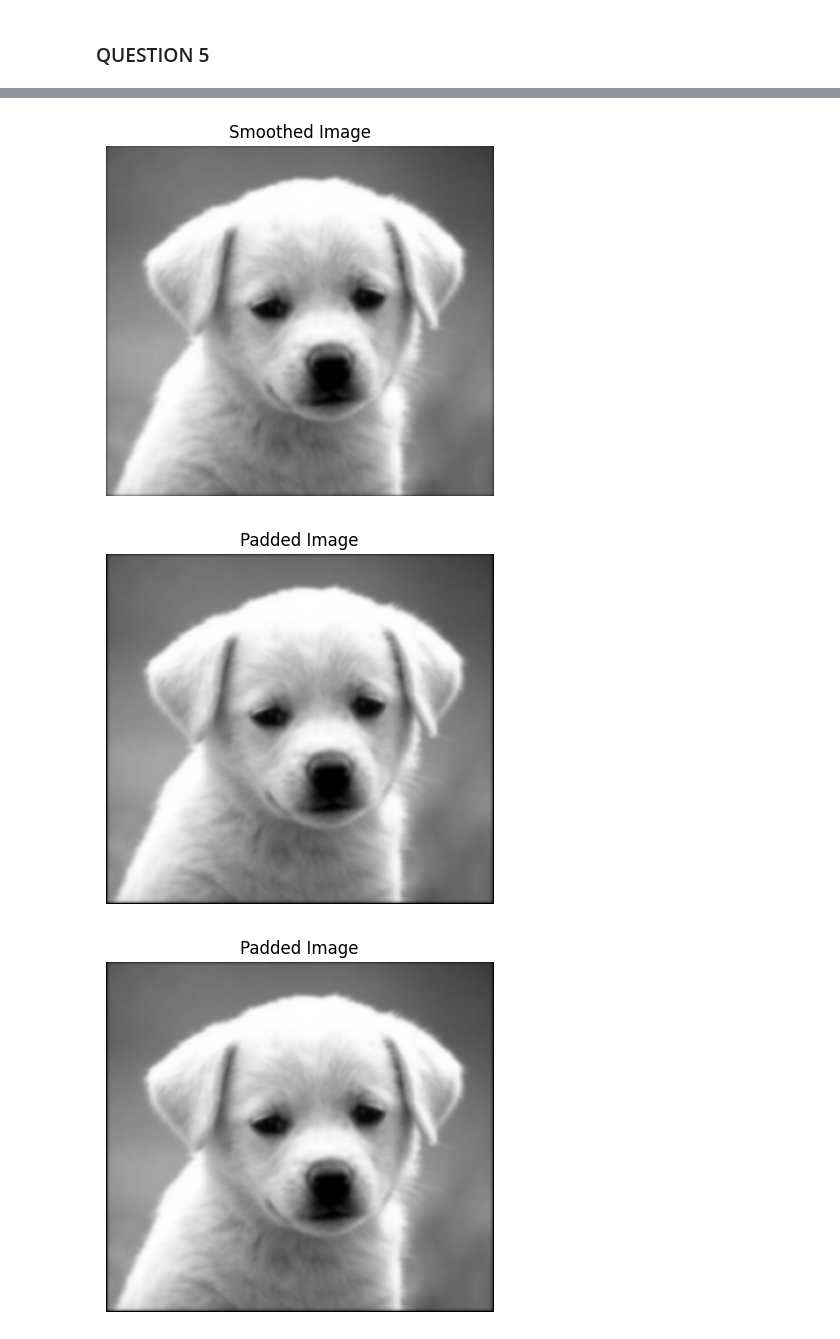
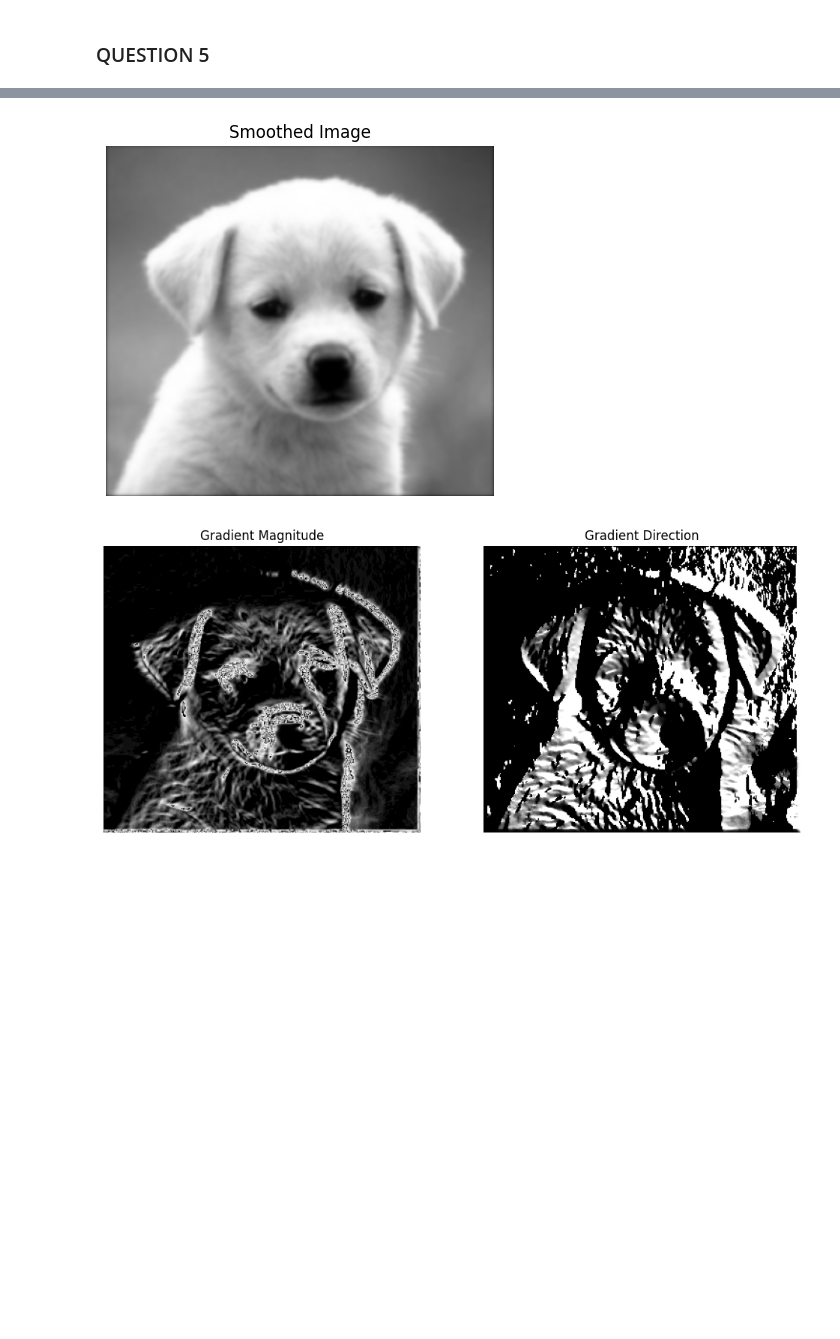
Before and after one commit to tselane2110/Applied-Computer-Vision, a Jupyter notebook: assignment-1/Assignment-1.ipynb, the cells around one changed output, grey strips where cells are left out. Cells and saved outputs as stored; diff of their text form; code cells hidden in the pictures; blank space fills up the shorter version.

```diff
--- a/assignment-1/Assignment-1.ipynb
+++ b/assignment-1/Assignment-1.ipynb
@@ -42,7 +42,7 @@ def add_gaussian_noise(img, mean, std):
 # %% [markdown]
 ### Function to perform convolution on an image given a 2D-kernel
 # %%
-def convolve(img, kernel):
+def convolve(img, kernel, show_padding = True):
   """
   Convolves the input image with the given kernel
   img -> input image
@@ -61,7 +61,8 @@ def convolve(img, kernel):
   p = int((len(kernel)-1)/2)
   padded_img = np.pad(img, ((p, p), (p, p), (0, 0)), 'constant')
 
-  show_image(padded_img, "Padded Image")
+  if show_padding == True:
+    show_image(padded_img, "Padded Image")
 
   # performing convolution
   for ch in range(c):          # loop over channels
@@ -156,16 +157,16 @@ def compute_gradient(img, axis="x"):
     """
     if axis == "x":
         kernel = np.array([[-1, 0, 1],
-                           [-2, 0, 2],
-                           [-1, 0, 1]])
+                           [-1, 0, 1],
+                           [-1, 0, 1]])/3
     elif axis == "y":
-        kernel = np.array([[-1, -2, -1],
+        kernel = np.array([[-1, -1, -1],
                            [ 0,  0,  0],
-                           [ 1,  2,  1]])
+                           [ 1,  1,  1]])/3
     else:
         raise ValueError("Axis must be 'x' or 'y'")
 
-    return convolve(img, kernel)
+    return convolve(img, kernel, show_padding = False)
 # %% [markdown]
 ### Function to compute magnitude of gradient
 # %%
@@ -257,35 +258,40 @@ show_image(img, "Original Image")
 gaussian_filter = create_gaussian_kernel(9, 1.4)
 
 # applying gaussian filter on input image
 smoothed_img = convolve(img, gaussian_filter)
 
 # displaying the smoothed image
 show_image(smoothed_img, "Smoothed Image")
 
 # computing y-gradient
 gy = compute_gradient(smoothed_img, 'y')
 
 # computing x-gradient
 gx = compute_gradient(smoothed_img, 'x')
 
 # calculating gradient magnitude
 gradient_magnitude = compute_gradient_magnitude(gy, gx)
 
 # calculating gradient direction
 gradient_direction = compute_gradient_direction(gy, gx)
 
 # plotting gradient magnitude and gradient direction
 
-fig, ax = plt.subplots(1, 4, figsize=(16, 6))
-ax[0].imshow(gradient_magnitude, cmap="gray")
+# Normalize and cast to float32
+grad_mag_norm = (gradient_magnitude / np.max(gradient_magnitude)).astype(np.float32)
+grad_dir_norm = ((gradient_direction - np.min(gradient_direction)) /
+                 (np.max(gradient_direction) - np.min(gradient_direction))).astype(np.float32)
+
+# plotting gradient magnitude and gradient direction
+fig, ax = plt.subplots(1, 2, figsize=(12, 6))
+ax[0].imshow(grad_mag_norm, cmap="gray")
 ax[0].set_title("Gradient Magnitude")
-ax[1].imshow(gradient_direction, cmap="hsv")  # use HSV for direction
+ax[1].imshow(grad_dir_norm, cmap="hsv")  # use HSV for direction
 ax[1].set_title("Gradient Direction")
 for a in ax: a.axis("off")
 plt.show()
 # %% [output]
 [figure]
 [figure]
 [figure]
-[figure, old version]
+[figure, new version]
-[figure, removed]
```
Also changed, not shown: parts of 1 cell of this notebook.
